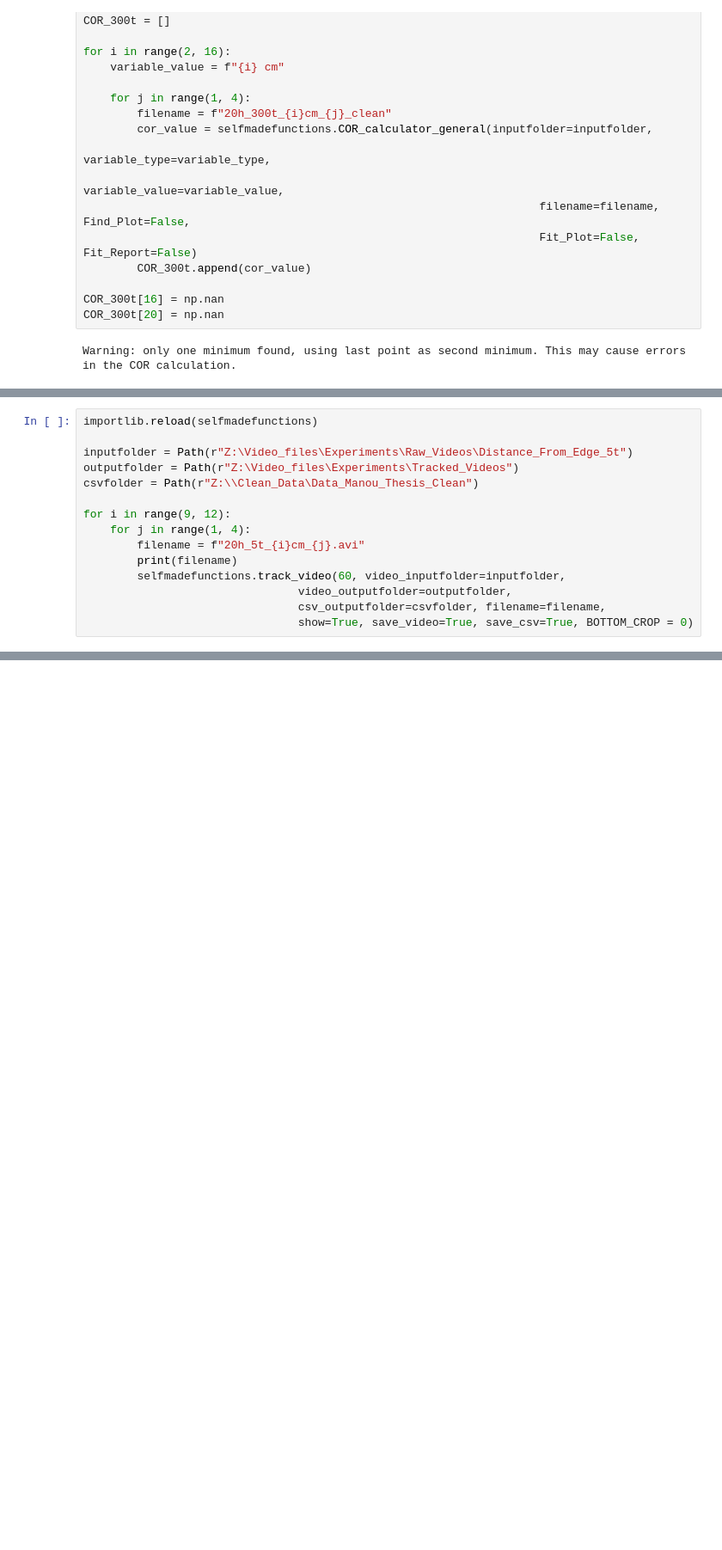
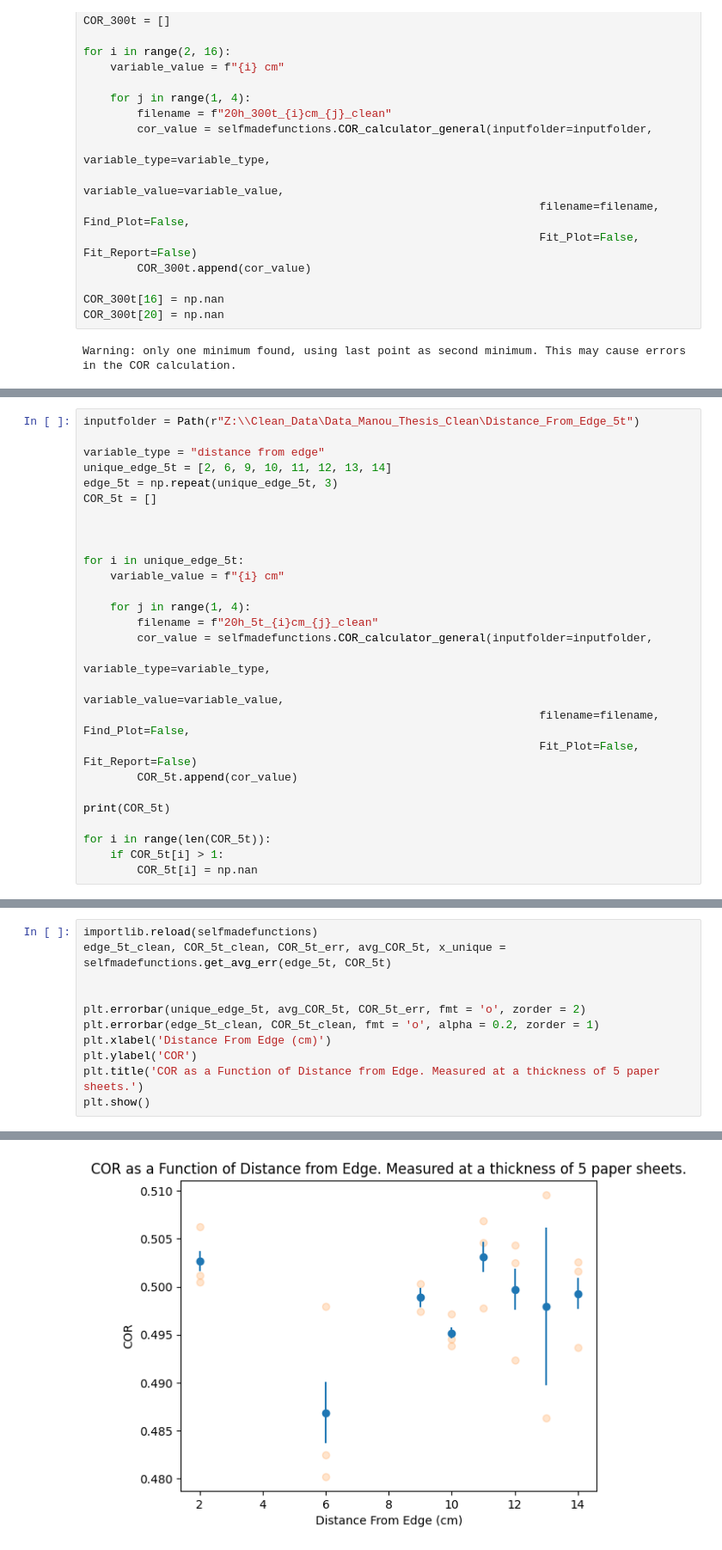
Before and after one commit to joshuadijksman/paperstack, a Jupyter notebook: Manou_version/code/Manou_Experiments.ipynb, the cells around one changed output, grey strips where cells are left out. Shown at 86% size. Saved outputs shown, nothing was run; the diff lists cells and outputs as text; blank space fills up the shorter version.

```diff
--- a/Manou_version/code/Manou_Experiments.ipynb
+++ b/Manou_version/code/Manou_Experiments.ipynb
@@ -154,18 +153,30 @@ plt.show()
 Selfmadefuntions imported/reloaded
 [figure]
 # %%
-importlib.reload(selfmadefunctions)
+inputfolder = Path(r"Z:\\Clean_Data\Data_Manou_Thesis_Clean\Distance_From_Edge_5t")
 
-inputfolder = Path(r"Z:\Video_files\Experiments\Raw_Videos\Distance_From_Edge_5t")
-outputfolder = Path(r"Z:\Video_files\Experiments\Tracked_Videos")
-csvfolder = Path(r"Z:\\Clean_Data\Data_Manou_Thesis_Clean")
+variable_type = "distance from edge"
+unique_edge_5t = [2, 6, 9, 10, 11, 12, 13, 14]
+edge_5t = np.repeat(unique_edge_5t, 3)
+COR_5t = []
 
-for i in range(9, 12):
+
+
+for i in unique_edge_5t:
+    variable_value = f"{i} cm"
+
     for j in range(1, 4):
-        filename = f"20h_5t_{i}cm_{j}.avi"
-        print(filename)
-        selfmadefunctions.track_video(60, video_inputfolder=inputfolder,
-                                video_outputfolder=outputfolder,
-                                csv_outputfolder=csvfolder, filename=filename,
-                                show=True, save_video=True, save_csv=True, BOTTOM_CROP = 0)
+        filename = f"20h_5t_{i}cm_{j}_clean"
+        cor_value = selfmadefunctions.COR_calculator_general(inputfolder=inputfolder,
+                                                                    variable_type=variable_type,
+                                                                    variable_value=variable_value,
+                                                                    filename=filename, Find_Plot=False,
+                                                                    Fit_Plot=False, Fit_Report=False)
+        COR_5t.append(cor_value)
+
+print(COR_5t)
+
+for i in range(len(COR_5t)):
+    if COR_5t[i] > 1:
+        COR_5t[i] = np.nan
 # %% [output]
@@ -188,0 +186,12 @@ Saved as Z:\Clean_Data\Data_Manou_Thesis_Clean\20h_5t_11cm_3_clean.csv
+# %%
+importlib.reload(selfmadefunctions)
+edge_5t_clean, COR_5t_clean, COR_5t_err, avg_COR_5t, x_unique = selfmadefunctions.get_avg_err(edge_5t, COR_5t)
+
+
+plt.errorbar(unique_edge_5t, avg_COR_5t, COR_5t_err, fmt = 'o', zorder = 2)
+plt.errorbar(edge_5t_clean, COR_5t_clean, fmt = 'o', alpha = 0.2, zorder = 1)
+plt.xlabel('Distance From Edge (cm)')
+plt.ylabel('COR')
+plt.title('COR as a Function of Distance from Edge. Measured at a thickness of 5 paper sheets.')
+plt.show()
+# %% [output]
@@ -188,0 +199 @@ Saved as Z:\Clean_Data\Data_Manou_Thesis_Clean\20h_5t_11cm_3_clean.csv
+[figure, added]
```
Also changed, not shown: parts of 10 cells of this notebook.
